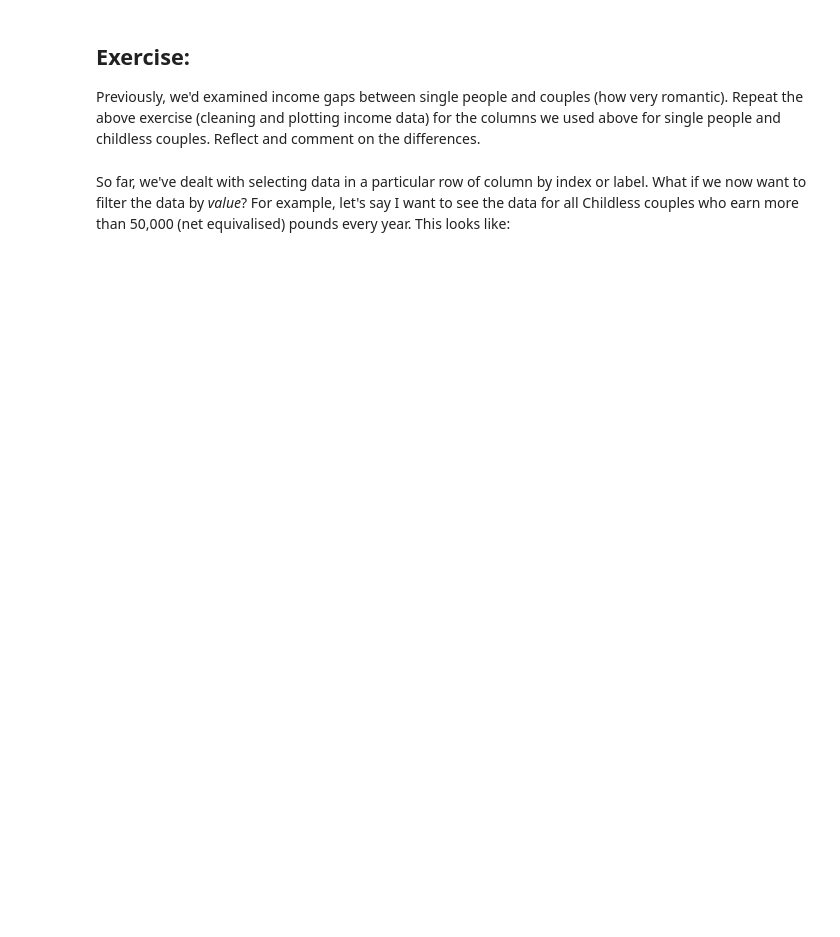
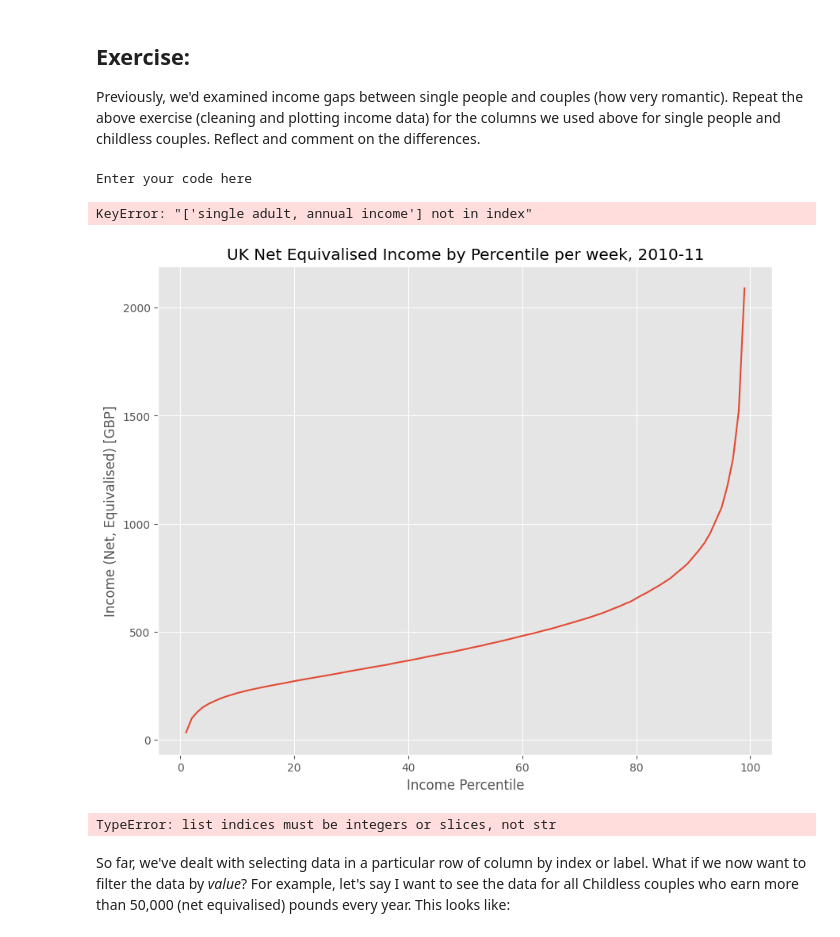
Before and after one commit to clp2454/QM2, a Jupyter notebook: notebooks/W02. Pandas.ipynb, the cells around one changed output. Cells and saved outputs as stored; diff of their text form; code cells hidden in the pictures; blank space fills up the shorter version.

```diff
--- a/notebooks/W02. Pandas.ipynb
+++ b/notebooks/W02. Pandas.ipynb
@@ -309,5 +329,20 @@ print("Enter your code here")
+# %%
+print("Enter your code here")
+income['Net equivalised household income in 2010-11, week'].plot()
+plt.title('UK Net Equivalised Income by Percentile per week, 2010-11')
+plt.xlabel('Income Percentile')
+plt.ylabel('Income (Net, Equivalised) [GBP]')
+
+clean = income[['Childless couple, annual income','single adult, annual income']]
+clean.head()
+# %% [output]
+Enter your code here
+KeyError: "['single adult, annual income'] not in index"
+[figure, added]
 # %%
-Add your reflection here.
+# Add your reflection here
+# %% [output]
+TypeError: list indices must be integers or slices, not str
 # %% [markdown]
 So far, we've dealt with selecting data in a particular row of column by index or label. What if we now want to filter the data by *value*? For example, let's say I want to see the data for all Childless couples who earn more than 50,000 (net equivalised) pounds every year. This looks like:
 # %%
```
Also changed, not shown: parts of 9 cells of this notebook.
